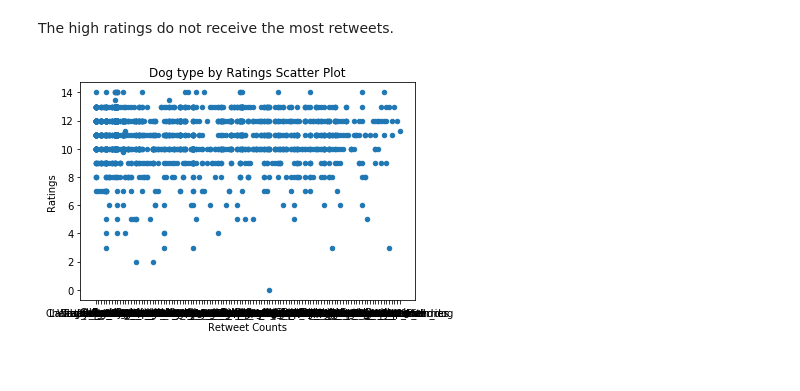
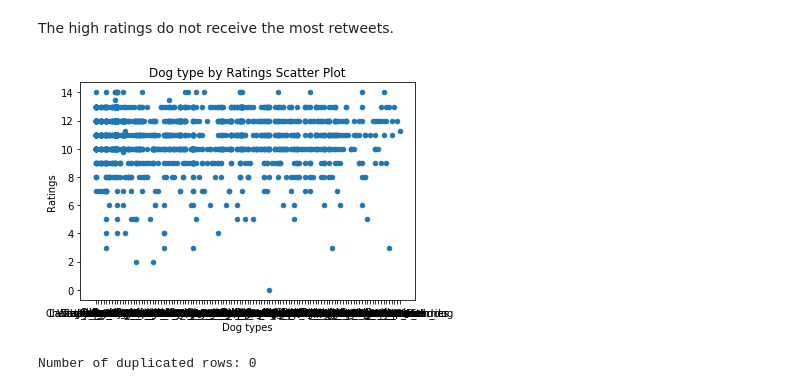
Before and after one commit to istam/Wrangle-and-Analyze-Data, a Jupyter notebook: Istam_Kulliev_wrangle_report.ipynb, the cells around one changed output. Cells and saved outputs as stored; diff of their text form; code cells hidden in the pictures.

```diff
--- a/Istam_Kulliev_wrangle_report.ipynb
+++ b/Istam_Kulliev_wrangle_report.ipynb
@@ -48,5 +309,4 @@ df.head()
 # %%
-#URL downloaded programatically
 url = "https://d17h27t6h515a5.cloudfront.net/topher/2017/August/599fd2ad_image-predictions/image-predictions.tsv"
 response = requests.get(url)
 
@@ -54,4 +314,5 @@ with open('image-predictions.tsv', mode ='wb') as file:
     file.write(response.content)
 
 #Read TSV file
-image_prediction = pd.read_csv('image-predictions.tsv', sep='\t' )
+image_prediction = pd.read_csv('image-predictions.tsv', sep='.')
+image_prediction.head(3)
@@ -876,11 +1179,17 @@ The high ratings do not receive the most retweets.
 # %%
 df_dog_type = df_twitter1.groupby('dog_type').filter(lambda x: len(x) >= 30)
 df_twitter1.plot(x='dog_type', y='rating', kind='scatter')
-plt.xlabel('Retweet Counts')
+plt.xlabel('Dog types')
 plt.ylabel('Ratings')
 plt.title('Dog type by Ratings Scatter Plot')
 
 fig = plt.gcf()
 fig.savefig('output10.png',bbox_inches='tight');
 # %% [output]
-[figure, old version]
+[figure, new version]
+# %%
+# Sum the number of rows with duplicated entries.
+duplic = sum(df.duplicated())
+print("Number of duplicated rows: {}".format(duplic))
+# %% [output]
+Number of duplicated rows: 0
```
Also changed, not shown: parts of 36 cells of this notebook.
